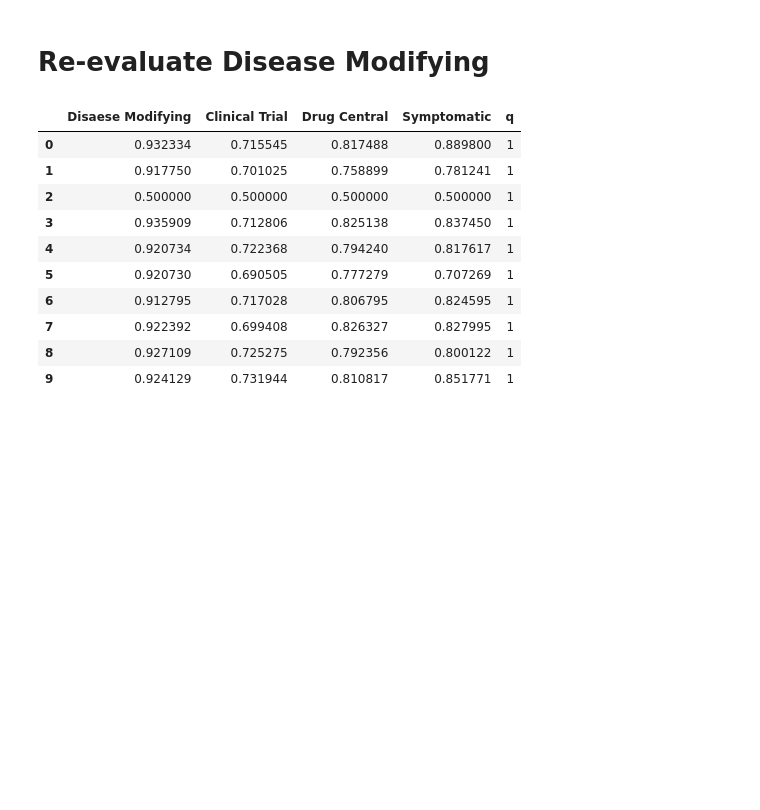
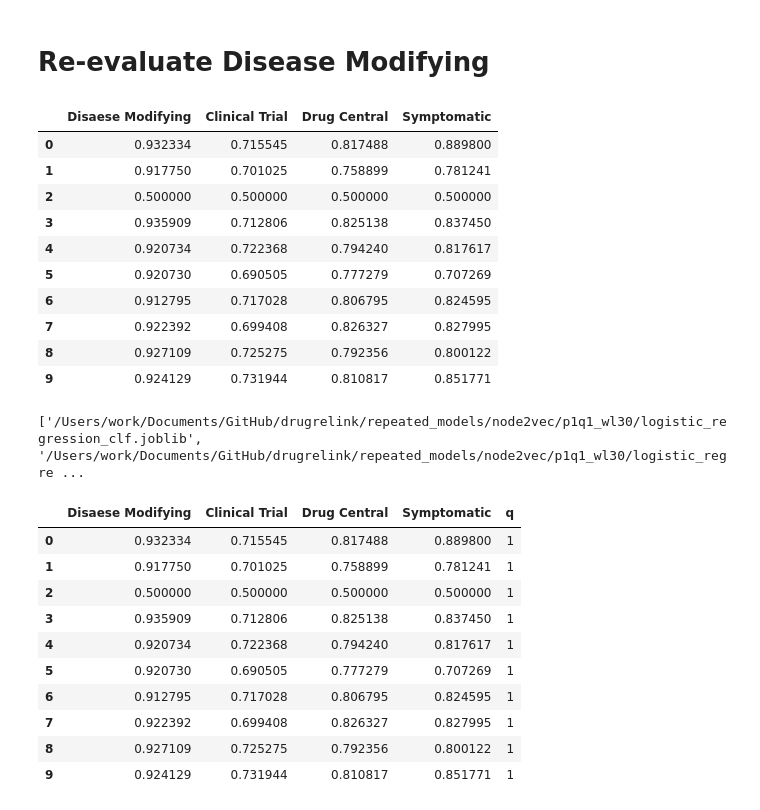
Before and after one commit to drugrelink/drugrelink, a Jupyter notebook: notebooks/plot_optimization.ipynb, the cells around one changed output. Cells and saved outputs as stored; diff of their text form; code cells hidden in the pictures; blank space fills up the shorter version.

```diff
--- a/notebooks/plot_optimization.ipynb
+++ b/notebooks/plot_optimization.ipynb
@@ -297,0 +303,47 @@ nw50_p1q2.to_csv('nw50_p1q2_repeat.csv')
+# %%
+p1q1_wl30 = pd.read_csv('nw10_repeat.csv',index_col=0 )
+p1q0_5_wl30 = pd.read_csv('p1q0_5_repeat.csv',index_col=0)
+p1q2_wl30 = pd.read_csv('p1q2_repeat.csv',index_col=0)
+p1q2_wl50 = pd.read_csv('nw50_p1q2_repeat.csv',index_col=0)
+p1q2_wl100 = pd.read_csv('nw100_p1q2_repeat.csv',index_col=0)
+# %% [output]
+|  | Disaese Modifying | Clinical Trial | Drug Central | Symptomatic |
+| 0 | 0.932334 | 0.715545 | 0.817488 | 0.889800 |
+| 1 | 0.917750 | 0.701025 | 0.758899 | 0.781241 |
+| 2 | 0.500000 | 0.500000 | 0.500000 | 0.500000 |
+| 3 | 0.935909 | 0.712806 | 0.825138 | 0.837450 |
+| 4 | 0.920734 | 0.722368 | 0.794240 | 0.817617 |
+| 5 | 0.920730 | 0.690505 | 0.777279 | 0.707269 |
+| 6 | 0.912795 | 0.717028 | 0.806795 | 0.824595 |
+| 7 | 0.922392 | 0.699408 | 0.826327 | 0.827995 |
+| 8 | 0.927109 | 0.725275 | 0.792356 | 0.800122 |
+| 9 | 0.924129 | 0.731944 | 0.810817 | 0.851771 |
+# %%
+from os import listdir
+from os.path import isfile, join
+import joblib
+from drugrelink.embedders import get_embedder
+from drugrelink.train import validate
+def replace_dm (df, models_path):
+    replace_list = []
+    #file = os.join.path(models_path,)
+    lg_files = [ os.path.join(models_path, f) for f in listdir(models_path) if 'logistic_regression' in f and isfile(os.path.join(models_path, f))]
+    #wv_files = [ os.path.join(models_path, f) for f in listdir(models_path) if 'word2vec' in f and isfile(os.path.join(models_path, f))]
+    lg_files.sort()
+    print(lg_files)
+    # sort names of wv models
+    for i in range(len(lg_files)):
+        lg_model = joblib.load(lg_files[i])
+        wv_model = joblib.load(wv_files[i])
+        array_dm = np.array(test_dm)
+        list_dm = array_dm[:,0:2]
+        label_dm = array_dm[:,2]
+        embedder_function = get_embedder('hadamard')
+        vectors_dm = embedder_function(wv_model, list_dm)
+        roc, _, _ = validate(lg_model,vectors_dm,label,dm)
+        replace_list.append(roc)
+    df['Disease Modifying'] = replace_list
+
+    return df
+# %% [output]
+['/Users/work/Documents/GitHub/drugrelink/repeated_models/node2vec/p1q1_wl30/logistic_regression_clf.joblib', '/Users/work/Documents/GitHub/drugrelink/repeated_models/node2vec/p1q1_wl30/logistic_regre ...
```
Also changed, not shown: parts of 13 cells of this notebook, 6 other files.
